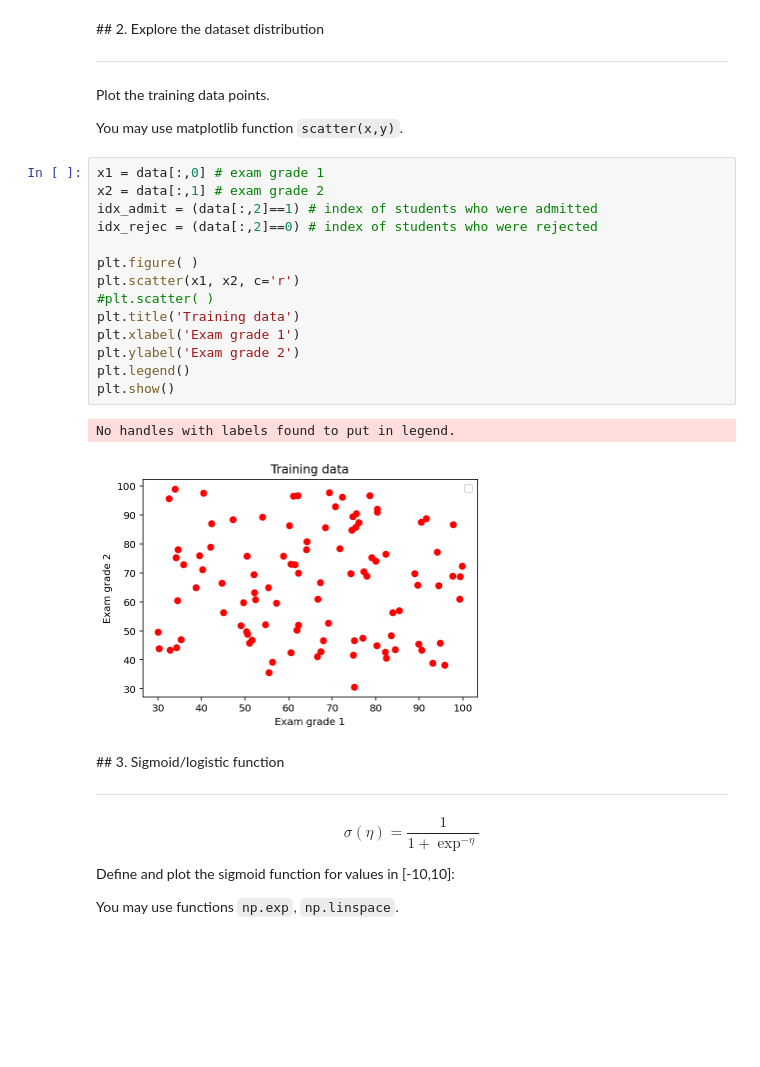
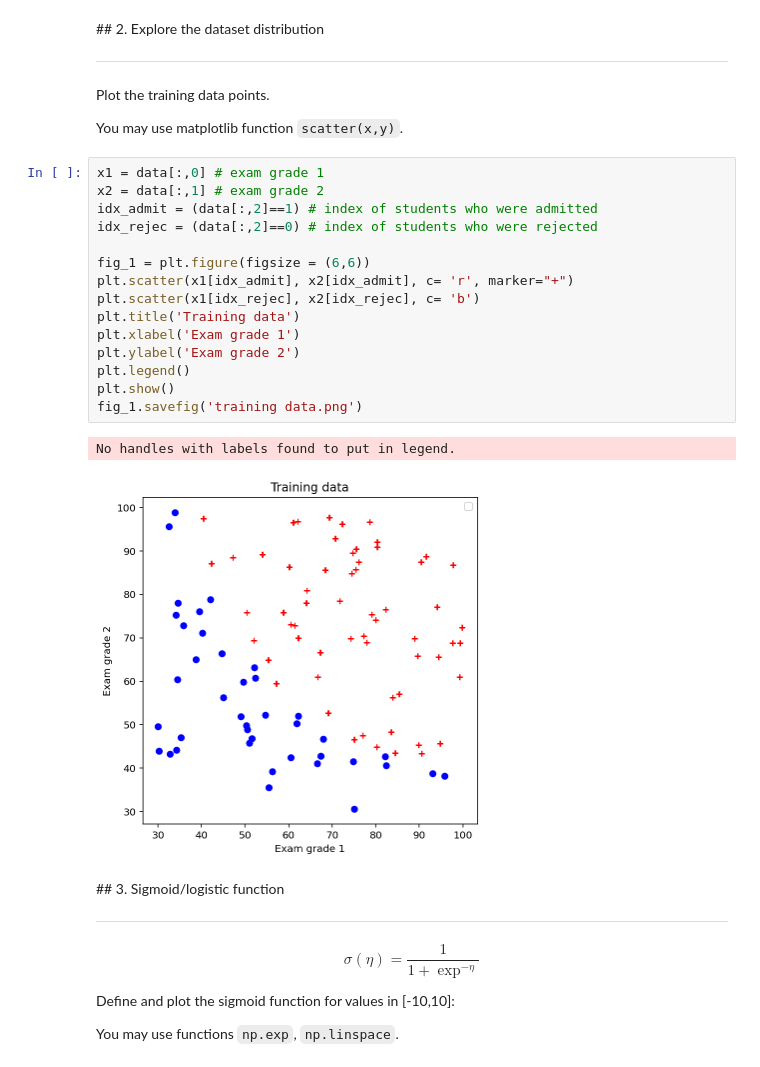
Before and after one commit to yesoly/MachineLearningProject, a Jupyter notebook: Assignment04.ipynb, the cells around one changed output. Cells and saved outputs as stored; diff of their text form; blank space fills up the shorter version.

Commit message:
Plot the dataset in 2D cartesian coordinate system

```diff
--- a/Assignment04.ipynb
+++ b/Assignment04.ipynb
@@ -51,20 +51,21 @@ You may use matplotlib function `scatter(x,y)`.
 # %%
 x1 = data[:,0] # exam grade 1
 x2 = data[:,1] # exam grade 2
 idx_admit = (data[:,2]==1) # index of students who were admitted
 idx_rejec = (data[:,2]==0) # index of students who were rejected
 
-plt.figure( )
-plt.scatter(x1, x2, c='r')
-#plt.scatter( )
+fig_1 = plt.figure(figsize = (6,6))
+plt.scatter(x1[idx_admit], x2[idx_admit], c= 'r', marker="+")
+plt.scatter(x1[idx_rejec], x2[idx_rejec], c= 'b')
 plt.title('Training data')
 plt.xlabel('Exam grade 1')
 plt.ylabel('Exam grade 2')
 plt.legend()
 plt.show()
+fig_1.savefig('training data.png')
 # %% [output]
 No handles with labels found to put in legend.
-[figure, old version]
+[figure, new version]
 # %% [markdown]
 ## 3. Sigmoid/logistic function
 <hr>
```
Also changed, not shown: parts of 2 cells of this notebook.
